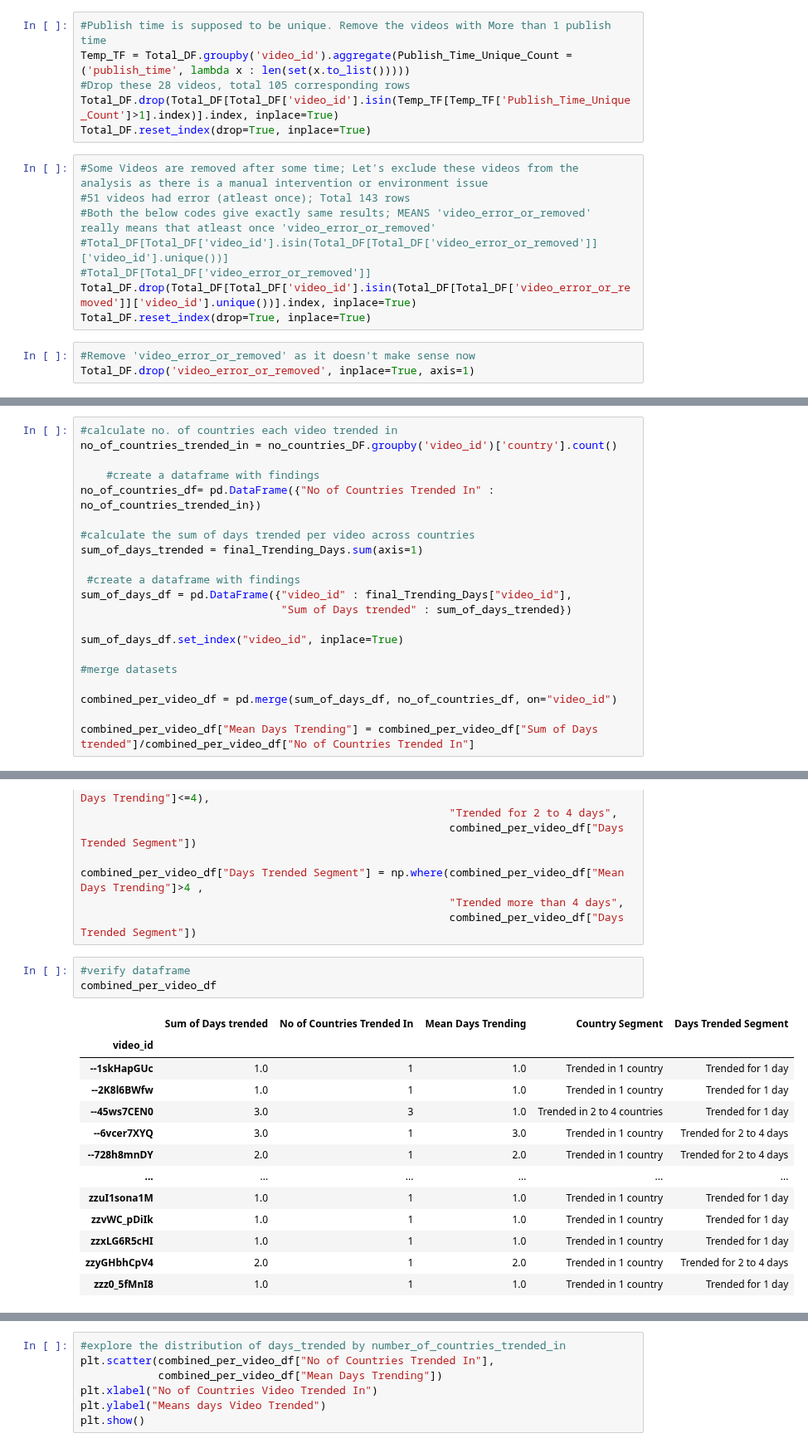
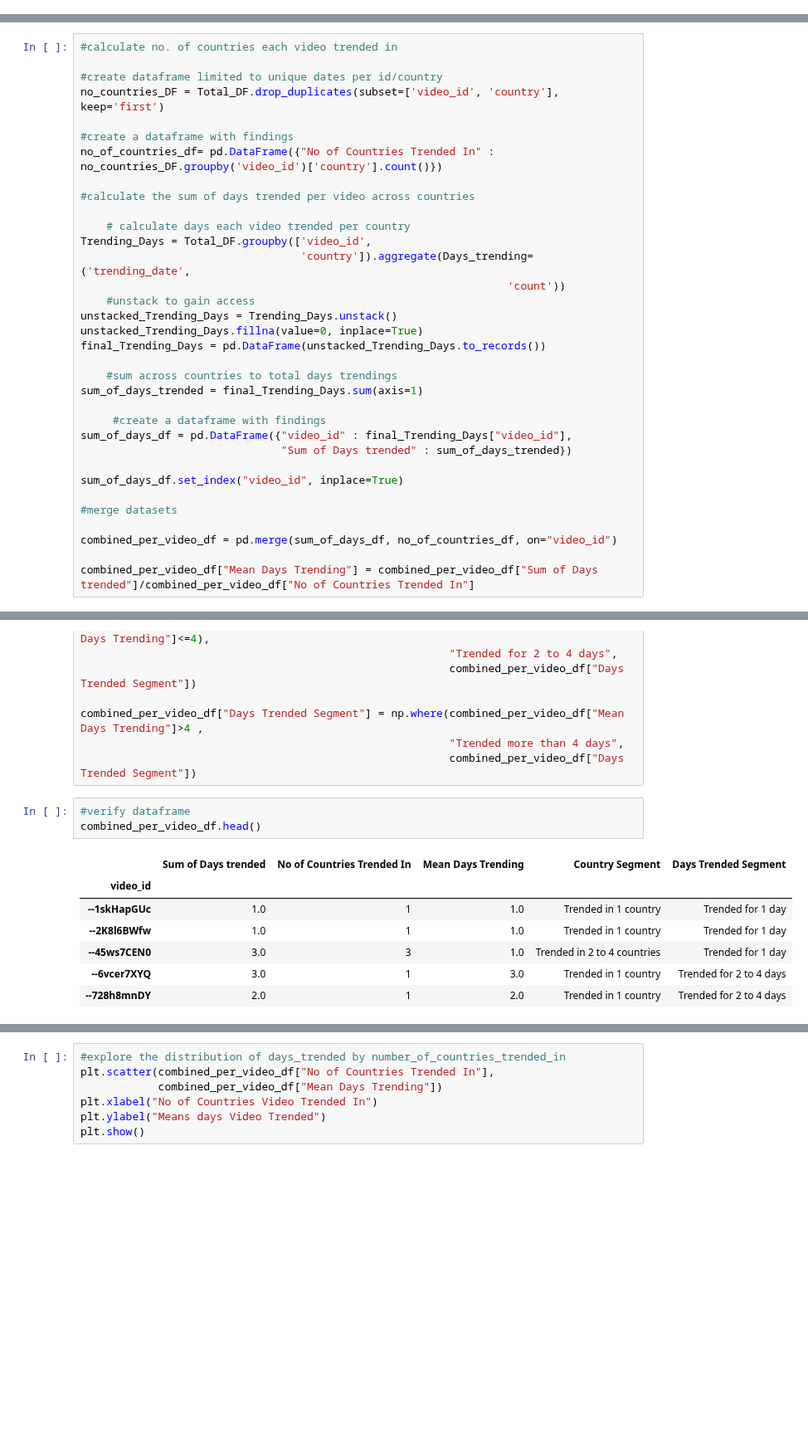
Before and after one commit to bnarath/YouTube_Trending, a Jupyter notebook: youtube-trending/Code/Megan_exploring_variation.ipynb, the cells around one changed output, grey strips where cells are left out. Shown at 83% size. Saved outputs shown, nothing was run; the diff lists cells and outputs as text; blank space fills up the shorter version.

```diff
--- a/youtube-trending/Code/Megan_exploring_variation.ipynb
+++ b/youtube-trending/Code/Megan_exploring_variation.ipynb
@@ -71,17 +40,0 @@ Total_DF.reset_index(drop=True, inplace=True)
-# %%
-#Publish time is supposed to be unique. Remove the videos with More than 1 publish time
-Temp_TF = Total_DF.groupby('video_id').aggregate(Publish_Time_Unique_Count = ('publish_time', lambda x : len(set(x.to_list()))))
-#Drop these 28 videos, total 105 corresponding rows
-Total_DF.drop(Total_DF[Total_DF['video_id'].isin(Temp_TF[Temp_TF['Publish_Time_Unique_Count']>1].index)].index, inplace=True)
-Total_DF.reset_index(drop=True, inplace=True)
-# %%
-#Some Videos are removed after some time; Let's exclude these videos from the analysis as there is a manual intervention or environment issue
-#51 videos had error (atleast once); Total 143 rows
-#Both the below codes give exactly same results; MEANS 'video_error_or_removed' really means that atleast once 'video_error_or_removed'
-#Total_DF[Total_DF['video_id'].isin(Total_DF[Total_DF['video_error_or_removed']]['video_id'].unique())]
-#Total_DF[Total_DF['video_error_or_removed']]
-Total_DF.drop(Total_DF[Total_DF['video_id'].isin(Total_DF[Total_DF['video_error_or_removed']]['video_id'].unique())].index, inplace=True)
-Total_DF.reset_index(drop=True, inplace=True)
-# %%
-#Remove 'video_error_or_removed' as it doesn't make sense now
-Total_DF.drop('video_error_or_removed', inplace=True, axis=1)
@@ -143,14 +85,27 @@ Step 1: data manipulation
 # %%
 #calculate no. of countries each video trended in
-no_of_countries_trended_in = no_countries_DF.groupby('video_id')['country'].count()
 
-    #create a dataframe with findings
-no_of_countries_df= pd.DataFrame({"No of Countries Trended In" : no_of_countries_trended_in})
+#create dataframe limited to unique dates per id/country
+no_countries_DF = Total_DF.drop_duplicates(subset=['video_id', 'country'], keep='first')
+
+#create a dataframe with findings
+no_of_countries_df= pd.DataFrame({"No of Countries Trended In" : no_countries_DF.groupby('video_id')['country'].count()})
 
 #calculate the sum of days trended per video across countries
+
+    # calculate days each video trended per country
+Trending_Days = Total_DF.groupby(['video_id',
+                                  'country']).aggregate(Days_trending=('trending_date',
+                                                                  'count'))
+    #unstack to gain access
+unstacked_Trending_Days = Trending_Days.unstack()
+unstacked_Trending_Days.fillna(value=0, inplace=True)
+final_Trending_Days = pd.DataFrame(unstacked_Trending_Days.to_records())
+
+    #sum across countries to total days trendings
 sum_of_days_trended = final_Trending_Days.sum(axis=1)
 
- #create a dataframe with findings
+     #create a dataframe with findings
 sum_of_days_df = pd.DataFrame({"video_id" : final_Trending_Days["video_id"],
                                "Sum of Days trended" : sum_of_days_trended})
 
@@ -190,18 +145,12 @@ combined_per_video_df["Days Trended Segment"] = np.where(combined_per_video_df["
                                                          combined_per_video_df["Days Trended Segment"])
 # %%
 #verify dataframe
-combined_per_video_df
+combined_per_video_df.head()
 # %% [output]
 |  | Sum of Days trended | No of Countries Trended In | Mean Days Trending | Country Segment | Days Trended Segment |
 | video_id |  |  |  |  |  |
 | --1skHapGUc | 1.0 | 1 | 1.0 | Trended in 1 country | Trended for 1 day |
 | --2K8l6BWfw | 1.0 | 1 | 1.0 | Trended in 1 country | Trended for 1 day |
 | --45ws7CEN0 | 3.0 | 3 | 1.0 | Trended in 2 to 4 countries | Trended for 1 day |
 | --6vcer7XYQ | 3.0 | 1 | 3.0 | Trended in 1 country | Trended for 2 to 4 days |
 | --728h8mnDY | 2.0 | 1 | 2.0 | Trended in 1 country | Trended for 2 to 4 days |
-| ... | ... | ... | ... | ... | ... |
-| zzuI1sona1M | 1.0 | 1 | 1.0 | Trended in 1 country | Trended for 1 day |
-| zzvWC_pDiIk | 1.0 | 1 | 1.0 | Trended in 1 country | Trended for 1 day |
-| zzxLG6R5cHI | 1.0 | 1 | 1.0 | Trended in 1 country | Trended for 1 day |
-| zzyGHbhCpV4 | 2.0 | 1 | 2.0 | Trended in 1 country | Trended for 2 to 4 days |
-| zzz0_5fMnI8 | 1.0 | 1 | 1.0 | Trended in 1 country | Trended for 1 day |
```
Also changed, not shown: parts of 104 cells of this notebook, 18 other files.
